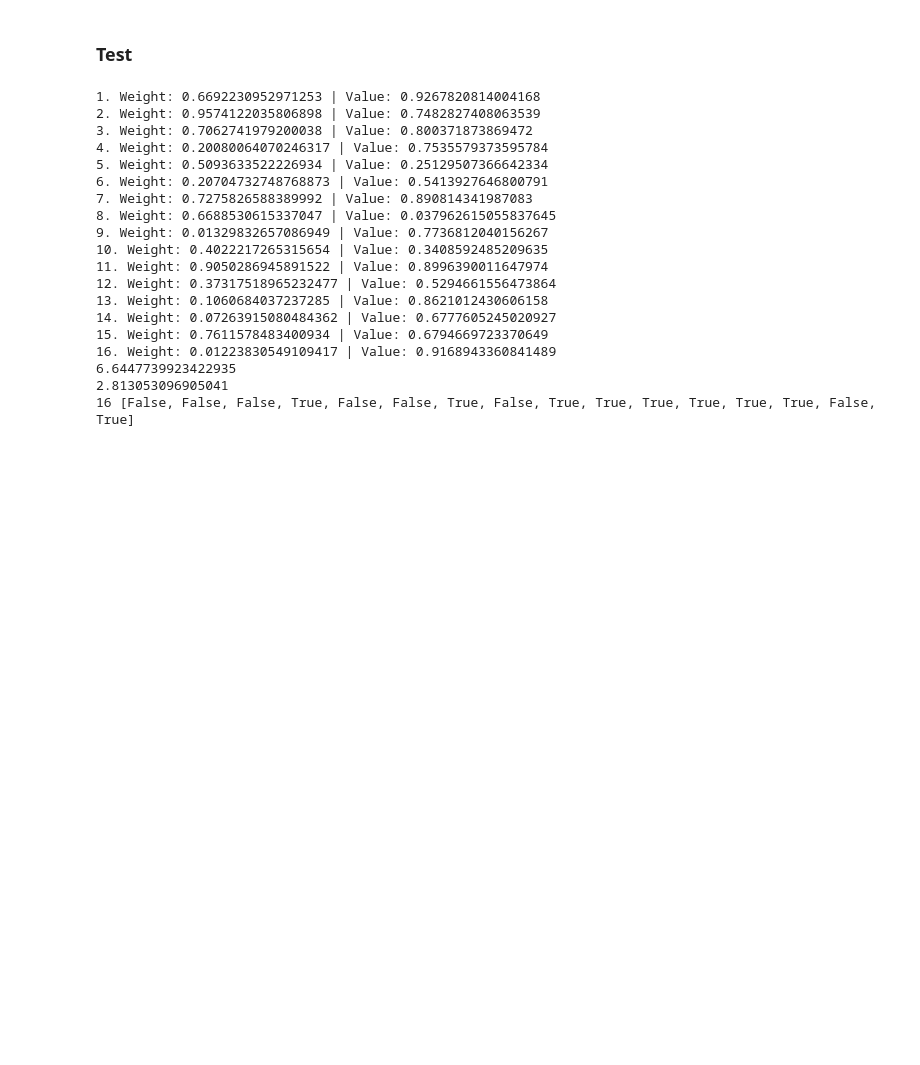
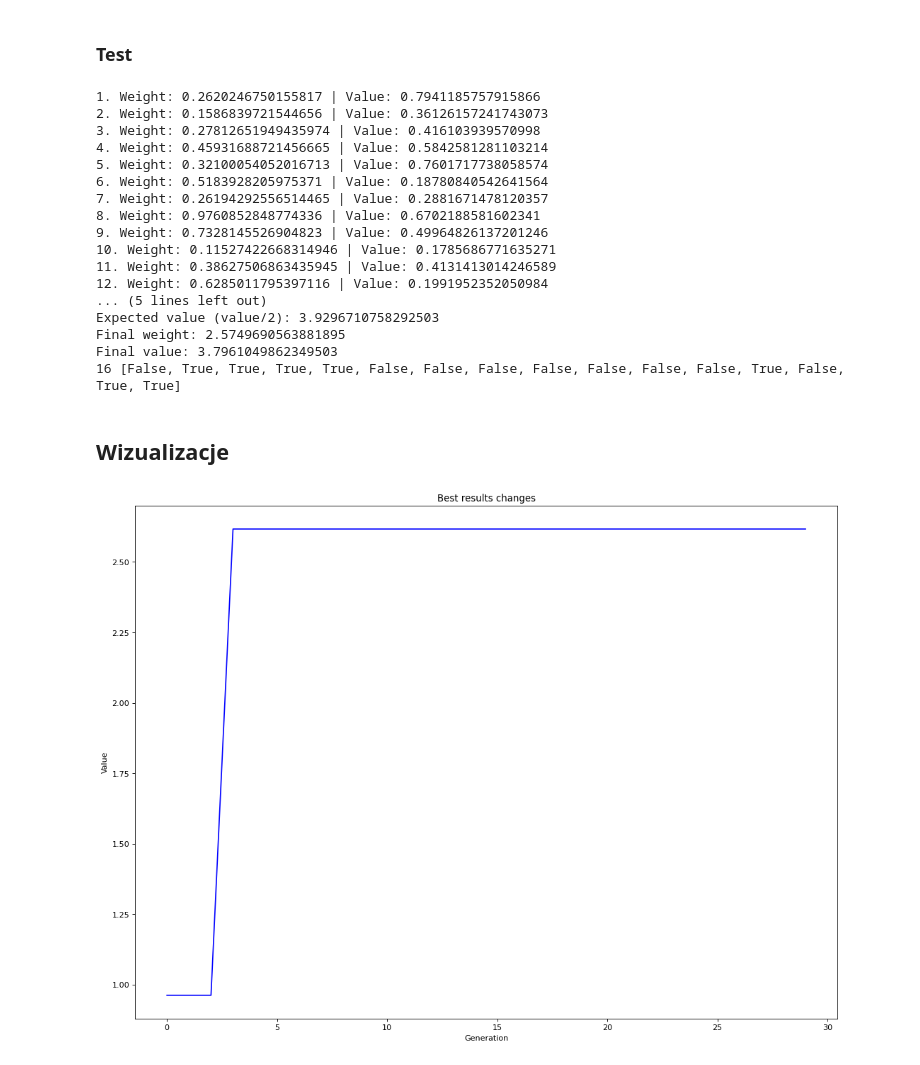
Before and after one commit to Vergenter/mswum, a Jupyter notebook: NSGA2.ipynb, the cells around one changed output. Saved outputs shown, nothing was run; the diff lists cells and outputs as text; code cells hidden in the pictures; blank space fills up the shorter version.

Commit message:
Minimalizing total weight

```diff
--- a/NSGA2.ipynb
+++ b/NSGA2.ipynb
@@ -70,10 +70,12 @@ class Chromosome:
 
     def dominates(self, other, items, maxWeight):
         thisValue = self.valueFitness(items, maxWeight)
+        thisWeight = self.weightFitness(items)
         otherValue = other.valueFitness(items, maxWeight)
-        if thisValue > otherValue:
+        otherWeight = other.weightFitness(items)
+        if (thisValue >= otherValue and thisWeight <= otherWeight) and (thisValue > otherValue or thisWeight < otherWeight):
             return 1
-        elif thisValue < otherValue:
+        elif (thisValue <= otherValue and otherWeight <= thisWeight) and (otherValue > thisValue or otherWeight < thisWeight):
             return -1
         else:
             return 0
@@ -261,6 +299,7 @@ class Nsga:
         self.nonDominatedSort = NonDominatedSort(items)
 
     def run(self, nrGeneration, populationSize, maxWeight):
+        bestResults = []
         chromosomes = []
         for i in range(populationSize):
             chromosomes.append(Chromosome.random(len(self.items)))
@@ -287,41 +326,59 @@ class Nsga:
             newPopulation = [*newPopulation, *CrowdingDistanceChromosomeWrapper.toChromosomes(
                 selected[:(populationSize - len(newPopulation))])]
             chromosomes = Chromosome.removeDuplicated(newPopulation)[:min(populationSize, len(newPopulation))]
-        return chromosomes
+            bestResults.append(chromosomes[0].valueFitness(self.items, maxWeight))
+        return [chromosomes, bestResults]
 # %% [markdown]
 ### Test
 # %%
+from KnackpackData import weights,values
+import numpy as np
 def test(itemsNumber, mutationProbability, generationsNumber, populationSize, maxWeight):
     items = []
     for i in range(itemsNumber):
-        item = Item(random(), random())
+        item = Item(weights[i], values[i])
         items.append(item)
         print(f"{i+1}. {item}")
+    print(f"Expected weight (sum/2): {np.sum(weights)/2}")
+    print(f"Expected value (value/2): {np.sum(values)/2}")
 
     nsga = Nsga(mutationProbability, items)
-    result = nsga.run(generationsNumber, populationSize, maxWeight)
-    print(result[0].valueFitness(items, maxWeight))
-    print(result[0].weightFitness(items))
-    print(result[0])
+    bestChromosome = nsga.run(generationsNumber, populationSize, maxWeight)[0][0]
+    result = nsga.run(generationsNumber, populationSize, maxWeight)[1]
+    print(f"Final weight: {bestChromosome.weightFitness(items)}")
+    print(f"Final value: {bestChromosome.valueFitness(items, maxWeight)}")
+    print(bestChromosome)
+    return result
 # %%
-test(itemsNumber=16, mutationProbability=0.2, generationsNumber=30, populationSize=200, maxWeight=3)
+bestScores = test(itemsNumber=16, mutationProbability=0.2, generationsNumber=30, populationSize=200, maxWeight=3)
 # %% [output]
-1. Weight: 0.6692230952971253 | Value: 0.9267820814004168
-2. Weight: 0.9574122035806898 | Value: 0.7482827408063539
-3. Weight: 0.7062741979200038 | Value: 0.800371873869472
-4. Weight: 0.20080064070246317 | Value: 0.7535579373595784
-5. Weight: 0.5093633522226934 | Value: 0.25129507366642334
-6. Weight: 0.20704732748768873 | Value: 0.5413927646800791
-7. Weight: 0.7275826588389992 | Value: 0.890814341987083
-8. Weight: 0.6688530615337047 | Value: 0.037962615055837645
-9. Weight: 0.01329832657086949 | Value: 0.7736812040156267
-10. Weight: 0.4022217265315654 | Value: 0.3408592485209635
-11. Weight: 0.9050286945891522 | Value: 0.8996390011647974
-12. Weight: 0.37317518965232477 | Value: 0.5294661556473864
-13. Weight: 0.1060684037237285 | Value: 0.8621012430606158
-14. Weight: 0.07263915080484362 | Value: 0.6777605245020927
-15. Weight: 0.7611578483400934 | Value: 0.6794669723370649
-16. Weight: 0.01223830549109417 | Value: 0.9168943360841489
-6.6447739923422935
-2.813053096905041
-16 [False, False, False, True, False, False, True, False, True, True, True, True, True, True, False, True]
+1. Weight: 0.2620246750155817 | Value: 0.7941185757915866
+2. Weight: 0.1586839721544656 | Value: 0.36126157241743073
+3. Weight: 0.27812651949435974 | Value: 0.416103939570998
+4. Weight: 0.45931688721456665 | Value: 0.5842581281103214
+5. Weight: 0.32100054052016713 | Value: 0.7601717738058574
+6. Weight: 0.5183928205975371 | Value: 0.18780840542641564
+7. Weight: 0.26194292556514465 | Value: 0.2881671478120357
+8. Weight: 0.9760852848774336 | Value: 0.6702188581602341
+9. Weight: 0.7328145526904823 | Value: 0.49964826137201246
+10. Weight: 0.11527422668314946 | Value: 0.1785686771635271
+11. Weight: 0.38627506863435945 | Value: 0.4131413014246589
+12. Weight: 0.6285011795397116 | Value: 0.1991952352050984
+... (5 lines left out)
+Expected value (value/2): 3.9296710758292503
+Final weight: 2.5749690563881895
+Final value: 3.7961049862349503
+16 [False, True, True, True, True, False, False, False, False, False, False, False, True, False, True, True]
+# %% [markdown]
+## Wizualizacje
+# %%
+import matplotlib.pyplot as plt
+import numpy as np
+plt.figure(figsize=(16, 12), dpi=80)
+plt.plot(np.arange(np.array(bestScores).size), np.array(bestScores), color="b")
+plt.ylabel('Value')
+plt.xlabel('Generation')
+plt.title('Best results changes')
+plt.show()
+# %% [output]
+[figure, added]
```
Also changed, not shown: parts of 1 cell of this notebook, 2 other files.
